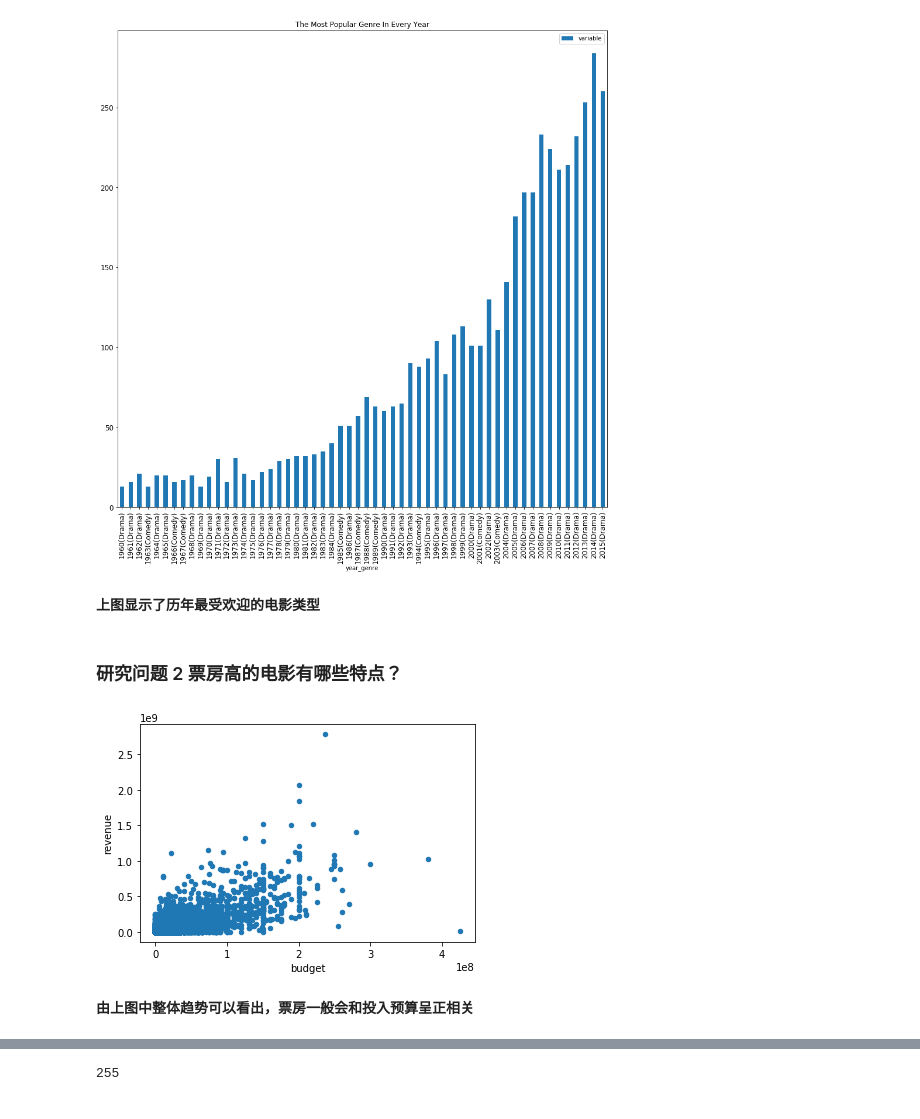
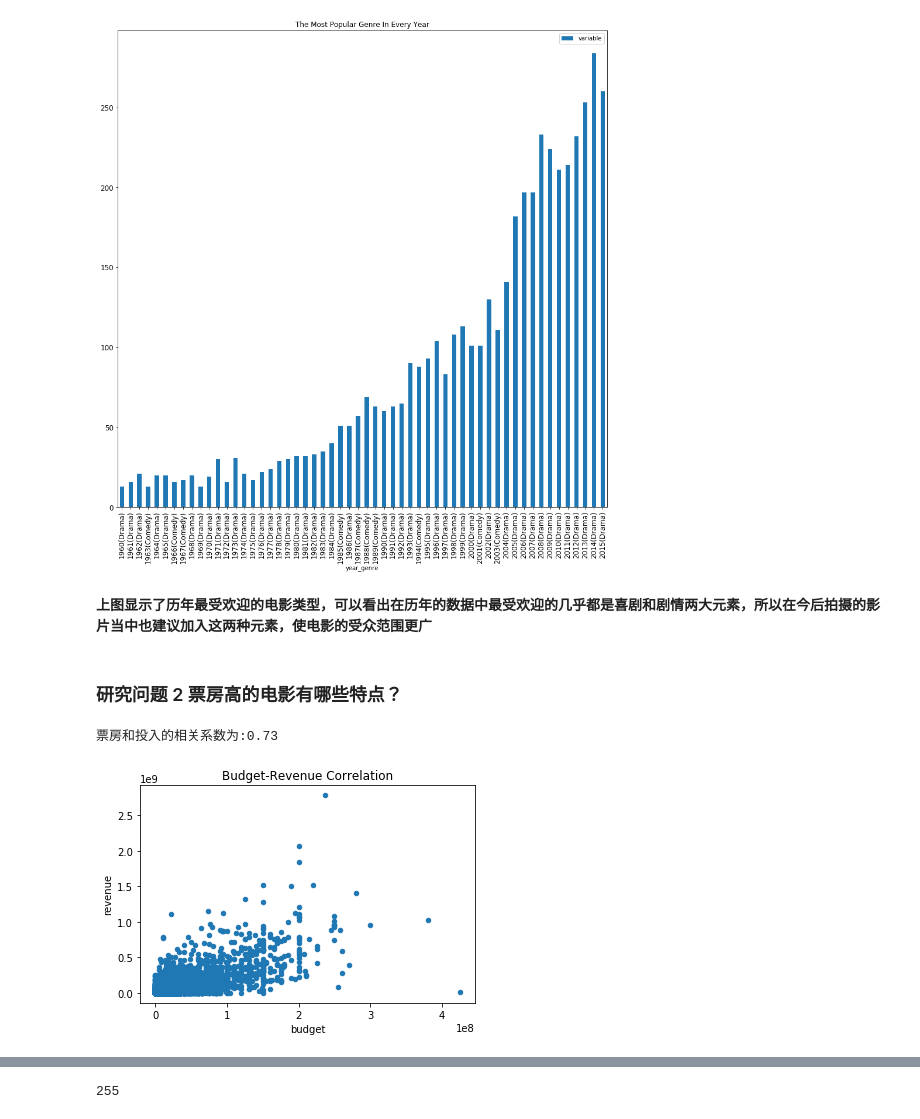
Before and after one commit to Lee-Think/movie-analysis, a Jupyter notebook: Investigate_a_Dataset-zh.ipynb, the cells around one changed output, grey strips where cells are left out. Cells and saved outputs as stored; diff of their text form; code cells hidden in the pictures.

```diff
--- a/Investigate_a_Dataset-zh.ipynb
+++ b/Investigate_a_Dataset-zh.ipynb
@@ -103,13 +103,13 @@ rank_data.plot(kind='bar',x='year_genre',y='variable',figsize=(15,15),title='The
 # %% [output]
 [figure]
 # %% [markdown]
-**上图显示了历年最受欢迎的电影类型**
+**上图显示了历年最受欢迎的电影类型，可以看出在历年的数据中最受欢迎的几乎都是喜剧和剧情两大元素，所以在今后拍摄的影片当中也建议加入这两种元素，使电影的受众范围更广**
 # %% [markdown]
 ### 研究问题 2 票房高的电影有哪些特点？
 # %%
 revenue_data = movie_data.loc[:,['revenue','budget']].sort_values(by='revenue',ascending=False)
-revenue_data.plot.scatter(x='budget',y='revenue');
+revenue_data.plot.scatter(x='budget',y='revenue',title='Budget-Revenue Correlation');
+print("票房和投入的相关系数为:{}".format(round(revenue_data['revenue'].corr(revenue_data['budget']),2)))
 # %% [output]
+票房和投入的相关系数为:0.73
-[figure, old version]
+[figure, new version]
-# %% [markdown]
-**由上图中整体趋势可以看出，票房一般会和投入预算呈正相关**
```
Also changed, not shown: parts of 3 cells of this notebook, 1 other file.
